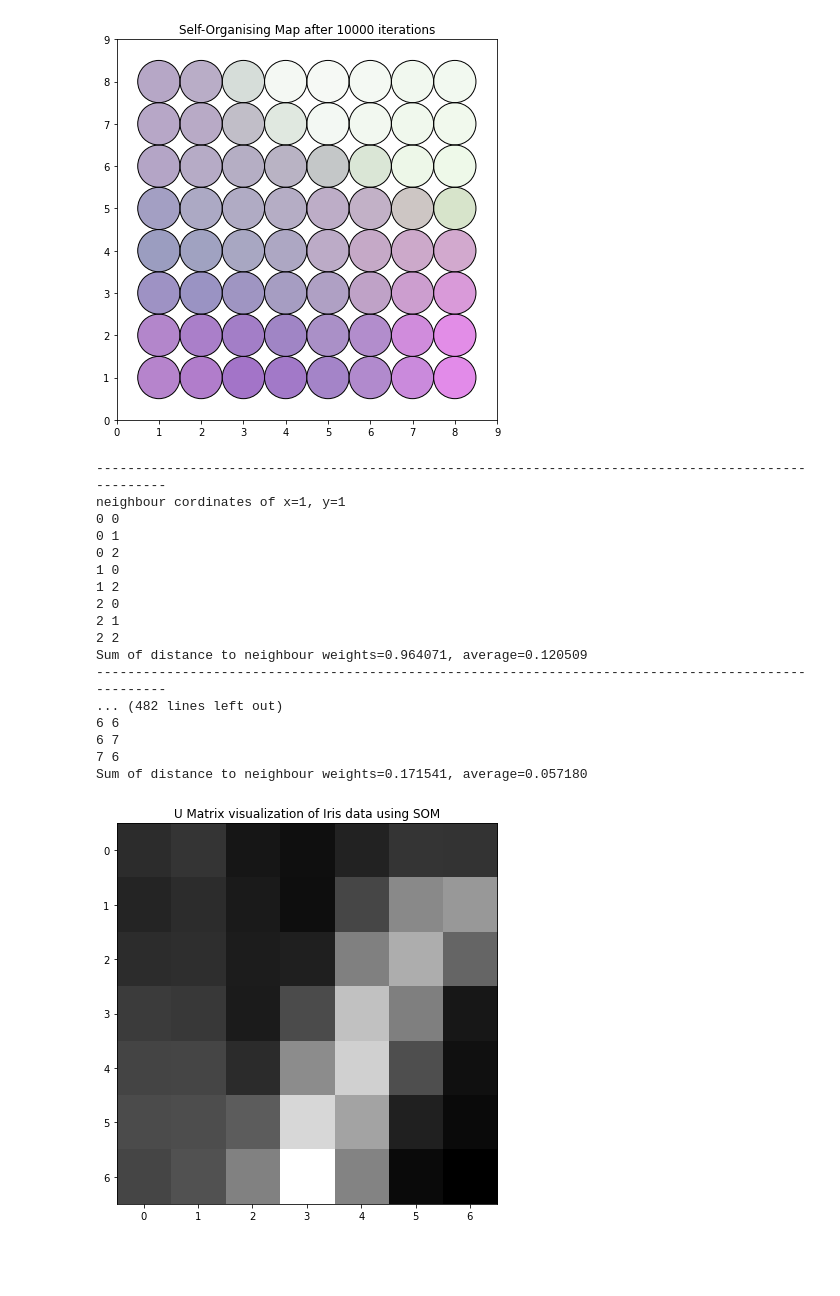
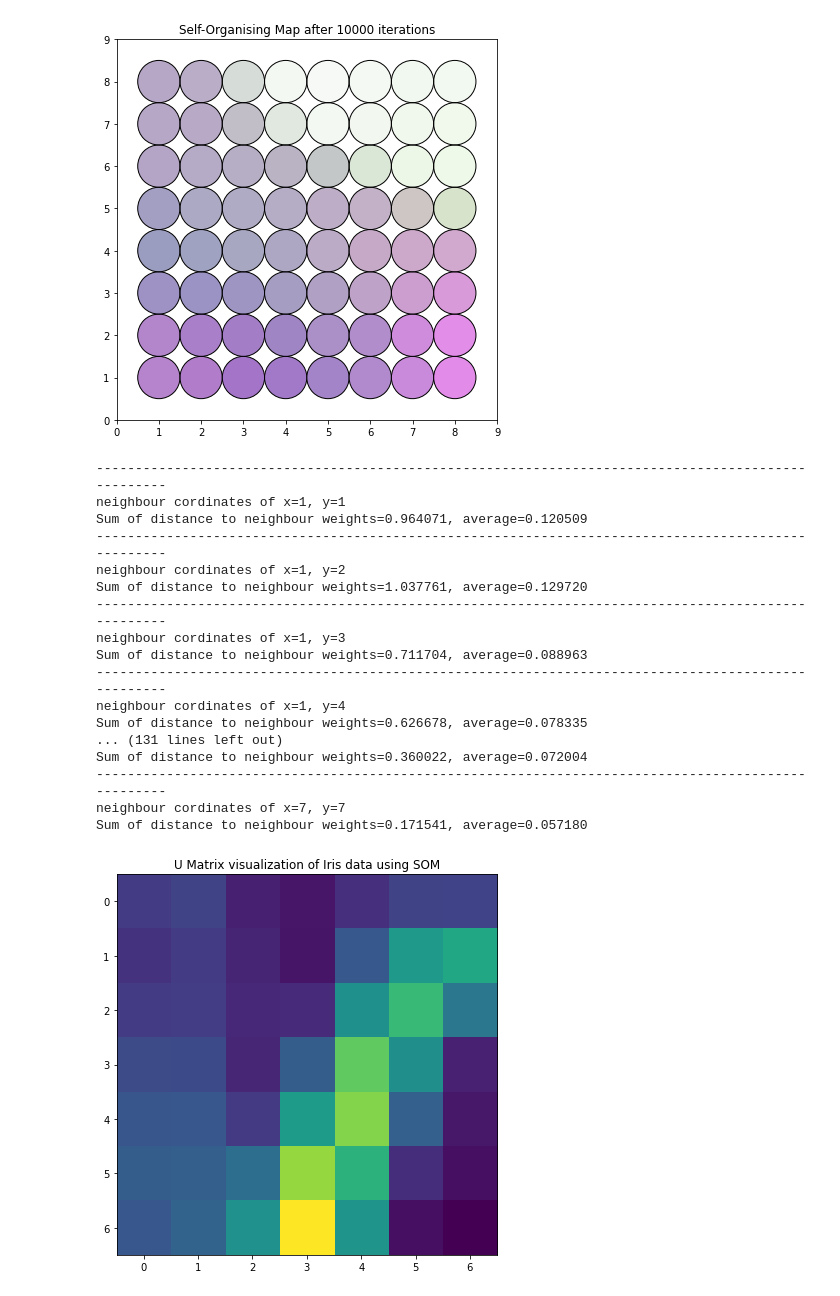
Before and after one commit to MarosMajk/DataScience, a Jupyter notebook: SOM-Models/SOM-Model.ipynb, the cells around one changed output. Drawn from its saved outputs; the diff is of its cells as text; code cells hidden in the pictures; blank space fills up the shorter version.

```diff
--- a/SOM-Models/SOM-Model.ipynb
+++ b/SOM-Models/SOM-Model.ipynb
@@ -292,7 +313,7 @@ for x in range(1, som_width):
                 if (u == x and v == y):
                     continue
                 neighbour_list.append(np.array([u,v]))
-                print(u,v)
+                #print(u,v)
         sum=0
         for idx in neighbour_list:
             sum += calculate_euclidian_dis(som_net[x,y,:], som_net[idx[0],idx[1],:])
@@ -303,26 +324,26 @@ for x in range(1, som_width):
 # %% [output]
 ----------------------------------------------------------------------------------------------------
 neighbour cordinates of x=1, y=1
-0 0
-0 1
-0 2
-1 0
-1 2
-2 0
-2 1
-2 2
 Sum of distance to neighbour weights=0.964071, average=0.120509
 ----------------------------------------------------------------------------------------------------
-... (482 lines left out)
-6 6
-6 7
-7 6
+neighbour cordinates of x=1, y=2
+Sum of distance to neighbour weights=1.037761, average=0.129720
+----------------------------------------------------------------------------------------------------
+neighbour cordinates of x=1, y=3
+Sum of distance to neighbour weights=0.711704, average=0.088963
+----------------------------------------------------------------------------------------------------
+neighbour cordinates of x=1, y=4
+Sum of distance to neighbour weights=0.626678, average=0.078335
+... (131 lines left out)
+Sum of distance to neighbour weights=0.360022, average=0.072004
+----------------------------------------------------------------------------------------------------
+neighbour cordinates of x=7, y=7
 Sum of distance to neighbour weights=0.171541, average=0.057180
 # %%
 fig = plt.figure(figsize=(7,7))
 plt.title("U Matrix visualization of Iris data using SOM")
-plt.imshow(u_matrix, cmap="gray")
+plt.imshow(u_matrix, cmap="viridis")
 plt.show()
 fig.savefig('U_Matrix_iris.png')
 # %% [output]
-[figure, old version]
+[figure, new version]
```
Also changed, not shown: parts of 9 cells of this notebook, 16 other files.
